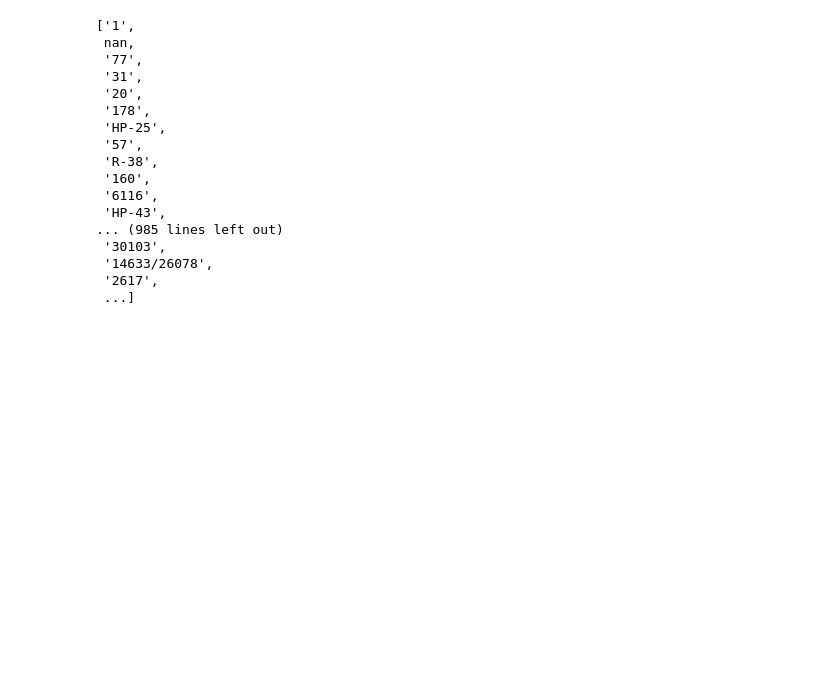
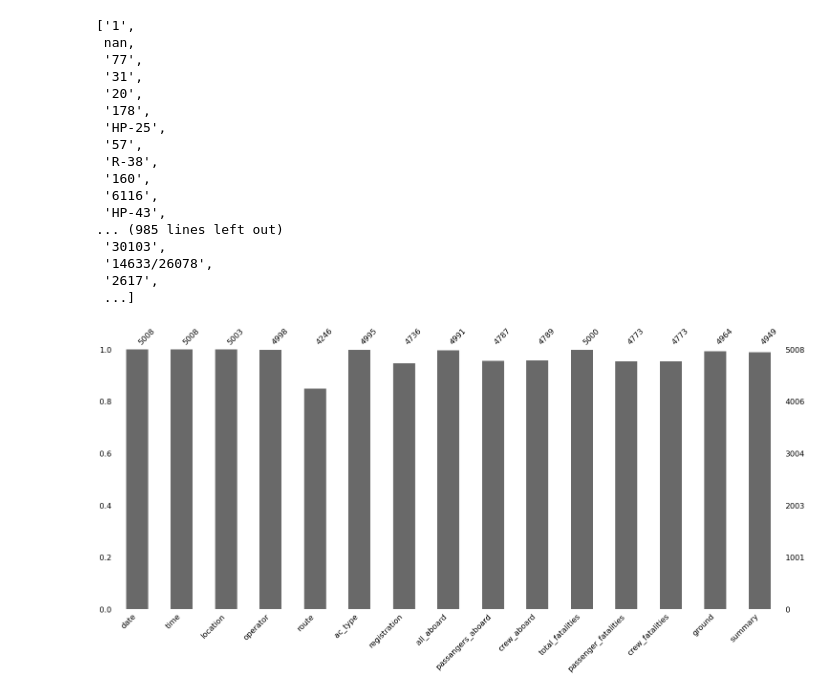
Before and after one commit to Martu-t/PI_Analytics_flights, a Jupyter notebook: main.ipynb, the cells around one changed output. Drawn from its saved outputs; the diff is of its cells as text; code cells hidden in the pictures; blank space fills up the shorter version.

```diff
--- a/main.ipynb
+++ b/main.ipynb
@@ -237,3 +237,13 @@ flight_accident['cn_ln'].unique().tolist()
 # %%
 # Eliminamos esa columnas ya la infor no nos resulta útil
 #[Drop that colunm as the informations is not useful at all]
+flight_accident.drop(['cn_ln'], axis=1, inplace=True)
+# %%
+#importamos libreria de missingno para ver los faltantes
+#[import library to see nulls in graphic]
+#pip install missingno
+import missingno as msno
+msno.bar(flight_accident)
+plt.show()
+# %% [output]
+[figure, added]
```
Also changed, not shown: parts of 15 cells of this notebook, 1 other file.
